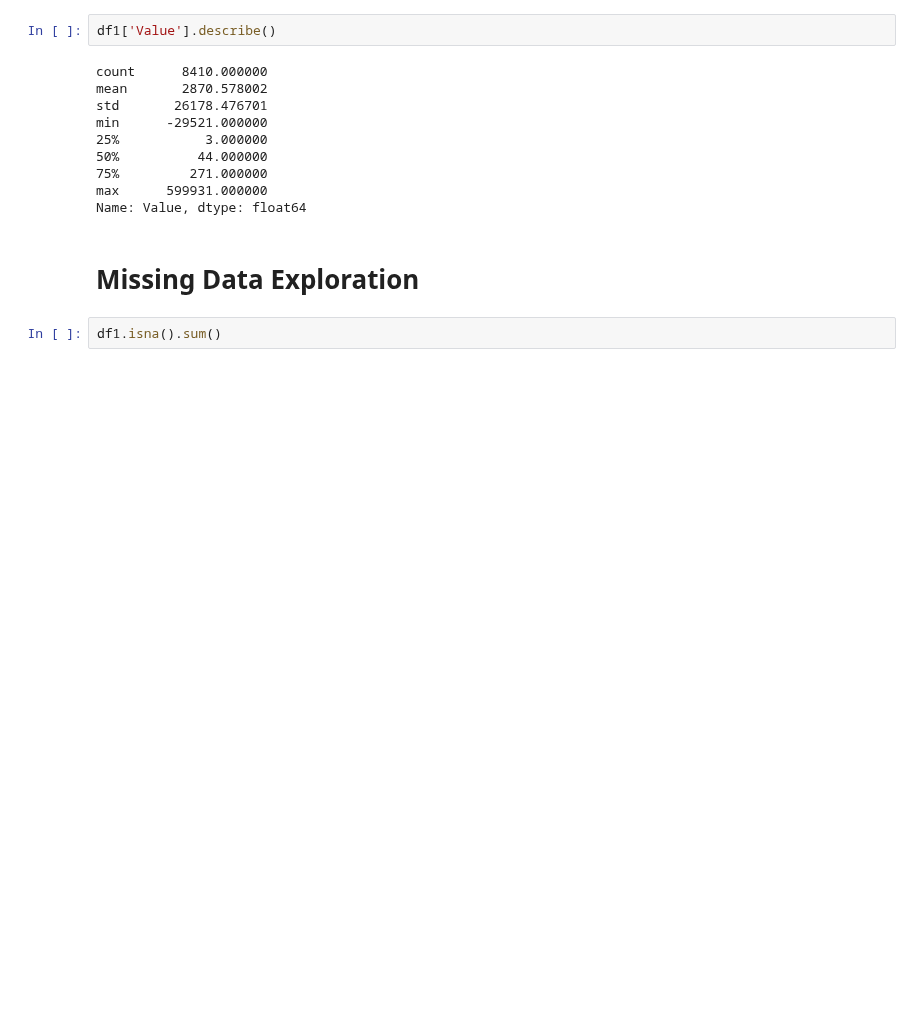
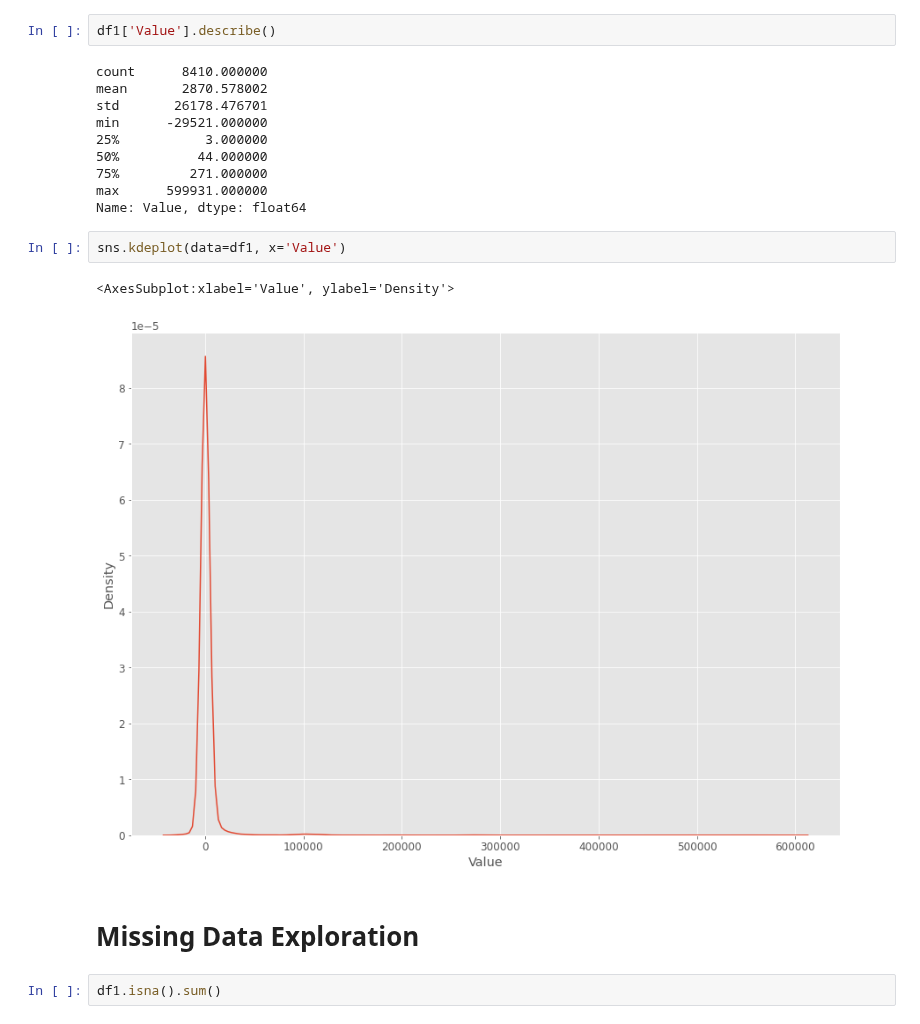
Before and after one commit to eldrigeampong/Data-Science, a Jupyter notebook: UN/Energy/project1.ipynb, the cells around one changed output. Drawn from its saved outputs; the diff is of its cells as text; blank space fills up the shorter version.

```diff
--- a/UN/Energy/project1.ipynb
+++ b/UN/Energy/project1.ipynb
@@ -211,6 +211,11 @@ min      -29521.000000
 75%         271.000000
 max      599931.000000
 Name: Value, dtype: float64
+# %%
+sns.kdeplot(data=df1, x='Value')
+# %% [output]
+<AxesSubplot:xlabel='Value', ylabel='Density'>
+[figure, added]
 # %% [markdown]
 # Missing Data Exploration
 # %%
```
